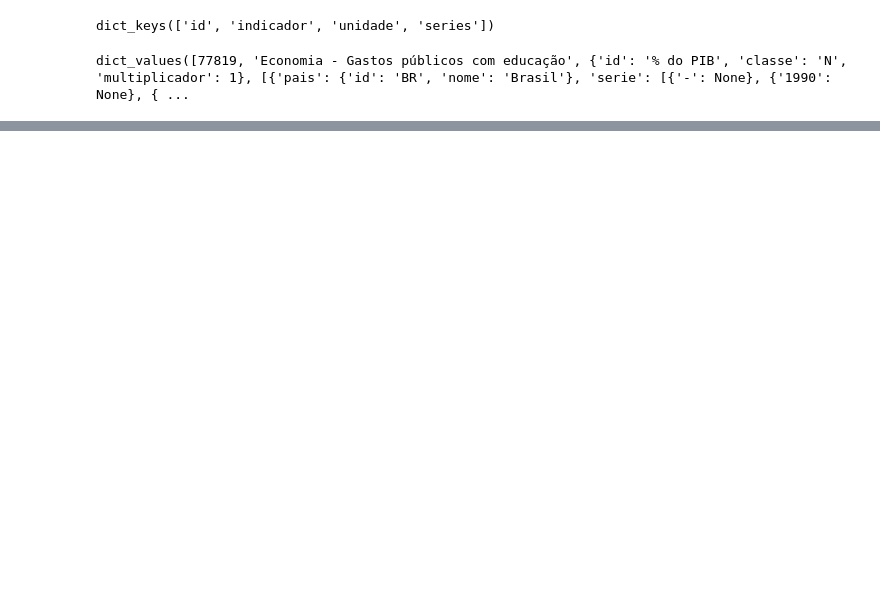
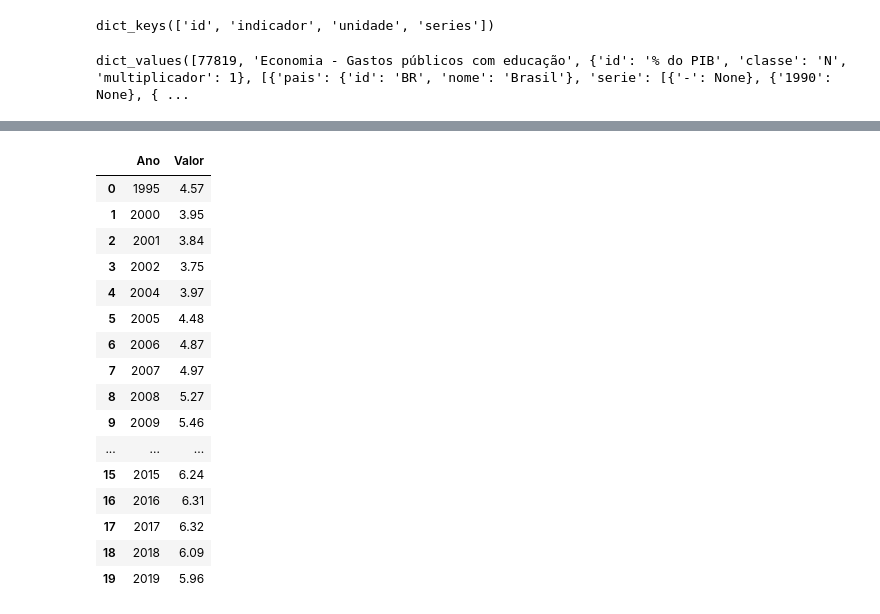
Before and after one commit to MateusCoppi/brasil_education_spending, a Jupyter notebook: etl.ipynb, the cells around one changed output, grey strips where cells are left out. Saved outputs shown, nothing was run; the diff lists cells and outputs as text; code cells hidden in the pictures; blank space fills up the shorter version.

```diff
--- a/etl.ipynb
+++ b/etl.ipynb
@@ -87,0 +146,24 @@ dict_values([77819, 'Economia - Gastos públicos com educação', {'id': '% do P
+# %%
+## transformando as colunas em linhas
+df_ajustado = pd.melt(df, var_name='Ano', value_name='Valor')
+df = df_ajustado.dropna().reset_index()
+df = df[['Ano', 'Valor']]
+df
+# %% [output]
+|  | Ano | Valor |
+| 0 | 1995 | 4.57 |
+| 1 | 2000 | 3.95 |
+| 2 | 2001 | 3.84 |
+| 3 | 2002 | 3.75 |
+| 4 | 2004 | 3.97 |
+| 5 | 2005 | 4.48 |
+| 6 | 2006 | 4.87 |
+| 7 | 2007 | 4.97 |
+| 8 | 2008 | 5.27 |
+| 9 | 2009 | 5.46 |
+| ... | ... | ... |
+| 15 | 2015 | 6.24 |
+| 16 | 2016 | 6.31 |
+| 17 | 2017 | 6.32 |
+| 18 | 2018 | 6.09 |
+| 19 | 2019 | 5.96 |
```
Also changed, not shown: parts of 6 cells of this notebook.
